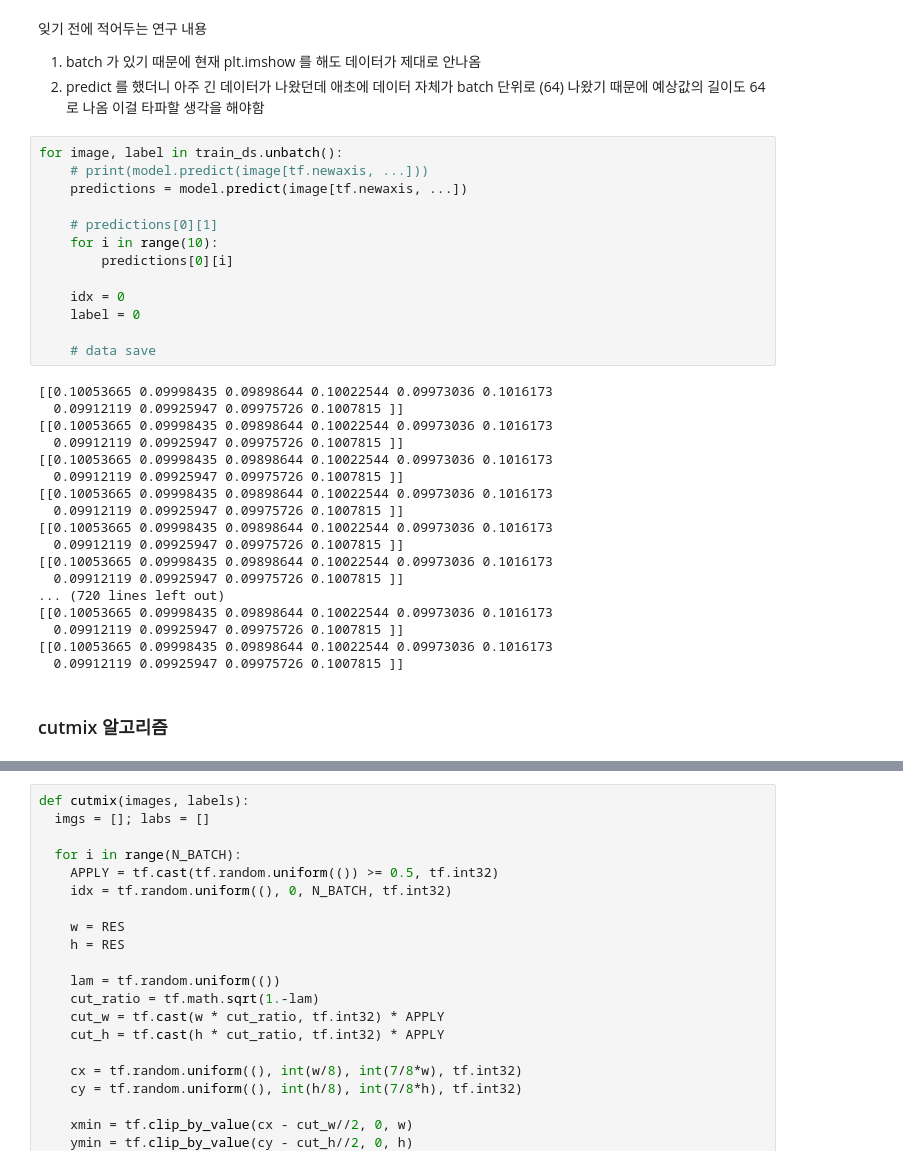
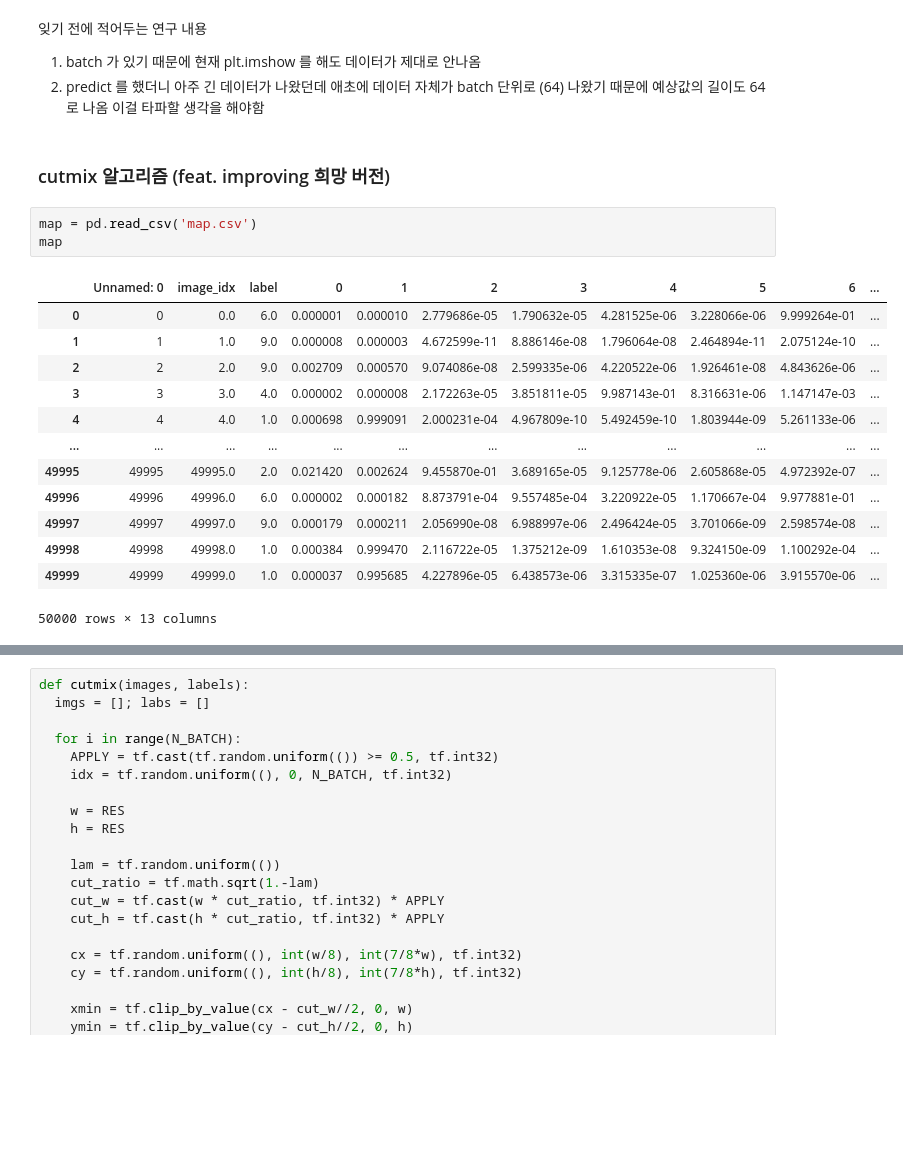
Before and after one commit to SeHwanYoo/gitc_paper_cutoff, a Jupyter notebook: image classficiation.ipynb, the cells around one changed output, grey strips where cells are left out. Cells and saved outputs as stored; diff of their text form; blank space fills up the shorter version.

```diff
--- a/image classficiation.ipynb
+++ b/image classficiation.ipynb
@@ -259,36 +236,22 @@ map.append([1, 1, 1, 1,1,1,1,1,1,1, 1])
 1. batch 가 있기 때문에 현재 plt.imshow 를 해도 데이터가 제대로 안나옴
 2. predict 를 했더니 아주 긴 데이터가 나왔던데 애초에 데이터 자체가 batch 단위로 (64) 나왔기 때문에 예상값의 길이도 64로 나옴
 이걸 타파할 생각을 해야함
-# %%
-for image, label in train_ds.unbatch():
-    # print(model.predict(image[tf.newaxis, ...]))
-    predictions = model.predict(image[tf.newaxis, ...])
-
-    # predictions[0][1]
-    for i in range(10):
-        predictions[0][i]
-
-    idx = 0
-    label = 0
-
-    # data save
-# %% [output]
-[[0.10053665 0.09998435 0.09898644 0.10022544 0.09973036 0.1016173
-  0.09912119 0.09925947 0.09975726 0.1007815 ]]
-[[0.10053665 0.09998435 0.09898644 0.10022544 0.09973036 0.1016173
-  0.09912119 0.09925947 0.09975726 0.1007815 ]]
-[[0.10053665 0.09998435 0.09898644 0.10022544 0.09973036 0.1016173
-  0.09912119 0.09925947 0.09975726 0.1007815 ]]
-[[0.10053665 0.09998435 0.09898644 0.10022544 0.09973036 0.1016173
-  0.09912119 0.09925947 0.09975726 0.1007815 ]]
-[[0.10053665 0.09998435 0.09898644 0.10022544 0.09973036 0.1016173
-  0.09912119 0.09925947 0.09975726 0.1007815 ]]
-[[0.10053665 0.09998435 0.09898644 0.10022544 0.09973036 0.1016173
-  0.09912119 0.09925947 0.09975726 0.1007815 ]]
-... (720 lines left out)
-[[0.10053665 0.09998435 0.09898644 0.10022544 0.09973036 0.1016173
-  0.09912119 0.09925947 0.09975726 0.1007815 ]]
-[[0.10053665 0.09998435 0.09898644 0.10022544 0.09973036 0.1016173
-  0.09912119 0.09925947 0.09975726 0.1007815 ]]
 # %% [markdown]
-### cutmix 알고리즘
+### cutmix 알고리즘 (feat. improving 희망 버전)
+# %%
+map = pd.read_csv('map.csv')
+map
+# %% [output]
+|  | Unnamed: 0 | image_idx | label | 0 | 1 | 2 | 3 | 4 | 5 | 6 | ... |
+| 0 | 0 | 0.0 | 6.0 | 0.000001 | 0.000010 | 2.779686e-05 | 1.790632e-05 | 4.281525e-06 | 3.228066e-06 | 9.999264e-01 | ... |
+| 1 | 1 | 1.0 | 9.0 | 0.000008 | 0.000003 | 4.672599e-11 | 8.886146e-08 | 1.796064e-08 | 2.464894e-11 | 2.075124e-10 | ... |
+| 2 | 2 | 2.0 | 9.0 | 0.002709 | 0.000570 | 9.074086e-08 | 2.599335e-06 | 4.220522e-06 | 1.926461e-08 | 4.843626e-06 | ... |
+| 3 | 3 | 3.0 | 4.0 | 0.000002 | 0.000008 | 2.172263e-05 | 3.851811e-05 | 9.987143e-01 | 8.316631e-06 | 1.147147e-03 | ... |
+| 4 | 4 | 4.0 | 1.0 | 0.000698 | 0.999091 | 2.000231e-04 | 4.967809e-10 | 5.492459e-10 | 1.803944e-09 | 5.261133e-06 | ... |
+| ... | ... | ... | ... | ... | ... | ... | ... | ... | ... | ... | ... |
+| 49995 | 49995 | 49995.0 | 2.0 | 0.021420 | 0.002624 | 9.455870e-01 | 3.689165e-05 | 9.125778e-06 | 2.605868e-05 | 4.972392e-07 | ... |
+| 49996 | 49996 | 49996.0 | 6.0 | 0.000002 | 0.000182 | 8.873791e-04 | 9.557485e-04 | 3.220922e-05 | 1.170667e-04 | 9.977881e-01 | ... |
+| 49997 | 49997 | 49997.0 | 9.0 | 0.000179 | 0.000211 | 2.056990e-08 | 6.988997e-06 | 2.496424e-05 | 3.701066e-09 | 2.598574e-08 | ... |
+| 49998 | 49998 | 49998.0 | 1.0 | 0.000384 | 0.999470 | 2.116722e-05 | 1.375212e-09 | 1.610353e-08 | 9.324150e-09 | 1.100292e-04 | ... |
+| 49999 | 49999 | 49999.0 | 1.0 | 0.000037 | 0.995685 | 4.227896e-05 | 6.438573e-06 | 3.315335e-07 | 1.025360e-06 | 3.915570e-06 | ... |
+50000 rows × 13 columns
```
Also changed, not shown: parts of 6 cells of this notebook.
